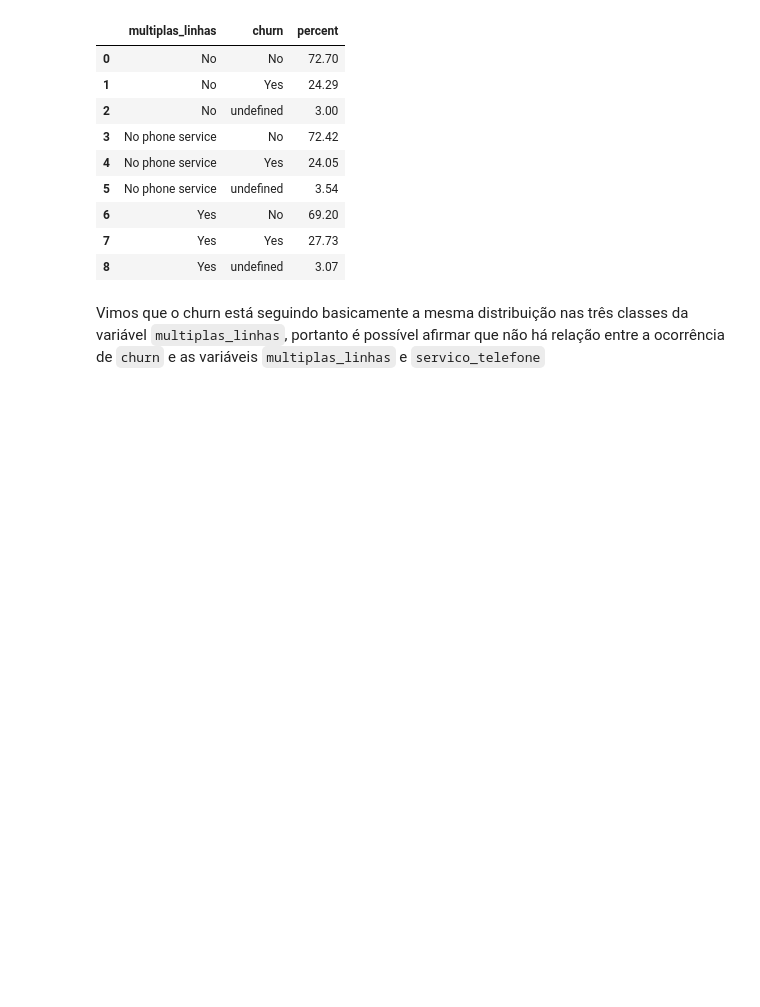
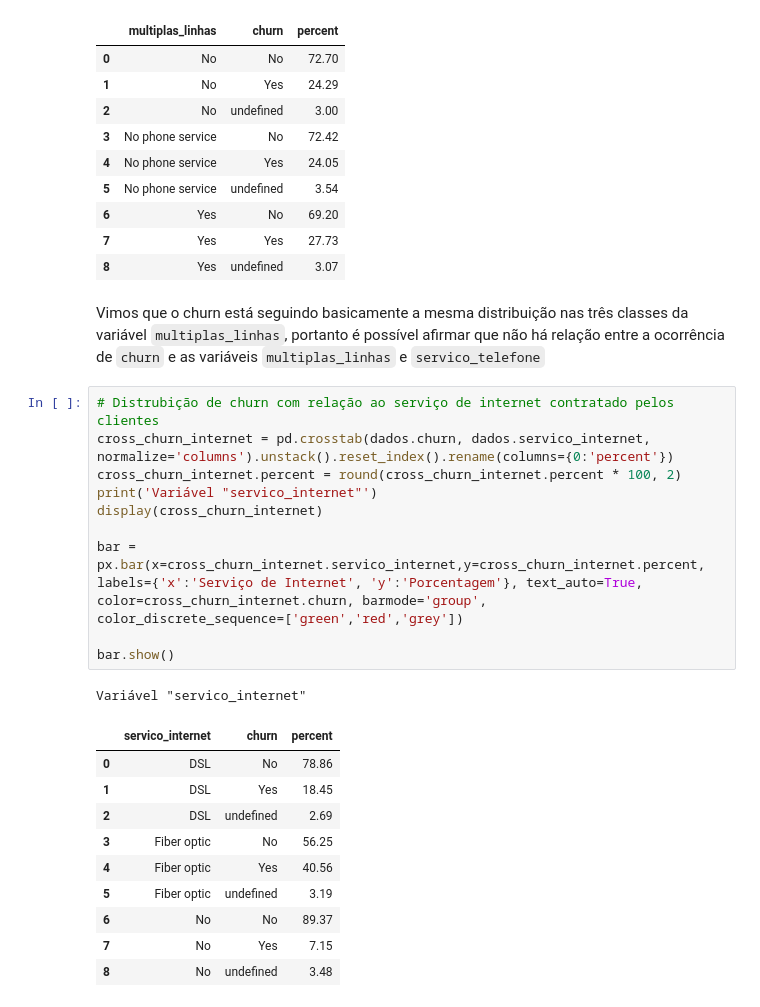
Before and after one commit to jackson-simionato/challenge_alura_DS01, a Jupyter notebook: week_2_challenge_alura_DS_2022_05.ipynb, the cells around one changed output. Drawn from its saved outputs; the diff is of its cells as text; blank space fills up the shorter version.

```diff
--- a/week_2_challenge_alura_DS_2022_05.ipynb
+++ b/week_2_challenge_alura_DS_2022_05.ipynb
@@ -308,3 +313,26 @@ Variável "multiplas_linhas"
 | 8 | Yes | undefined | 3.07 |
 # %% [markdown]
 Vimos que o churn está seguindo basicamente a mesma distribuição nas três classes da variável `multiplas_linhas`, portanto é possível afirmar que não há relação entre a ocorrência de `churn` e as variáveis `multiplas_linhas` e `servico_telefone`
+# %%
+# Distrubição de churn com relação ao serviço de internet contratado pelos clientes
+cross_churn_internet = pd.crosstab(dados.churn, dados.servico_internet, normalize='columns').unstack().reset_index().rename(columns={0:'percent'})
+cross_churn_internet.percent = round(cross_churn_internet.percent * 100, 2)
+print('Variável "servico_internet"')
+display(cross_churn_internet)
+
+bar = px.bar(x=cross_churn_internet.servico_internet,y=cross_churn_internet.percent, labels={'x':'Serviço de Internet', 'y':'Porcentagem'}, text_auto=True, color=cross_churn_internet.churn, barmode='group',
+color_discrete_sequence=['green','red','grey'])
+
+bar.show()
+# %% [output]
+Variável "servico_internet"
+|  | servico_internet | churn | percent |
+| 0 | DSL | No | 78.86 |
+| 1 | DSL | Yes | 18.45 |
+| 2 | DSL | undefined | 2.69 |
+| 3 | Fiber optic | No | 56.25 |
+| 4 | Fiber optic | Yes | 40.56 |
+| 5 | Fiber optic | undefined | 3.19 |
+| 6 | No | No | 89.37 |
+| 7 | No | Yes | 7.15 |
+| 8 | No | undefined | 3.48 |
```
Also changed, not shown: parts of 9 cells of this notebook.
